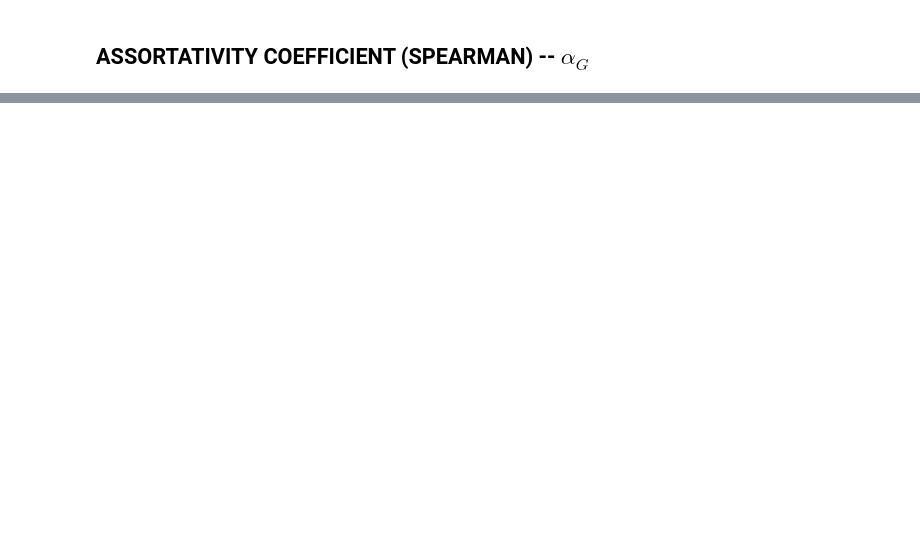
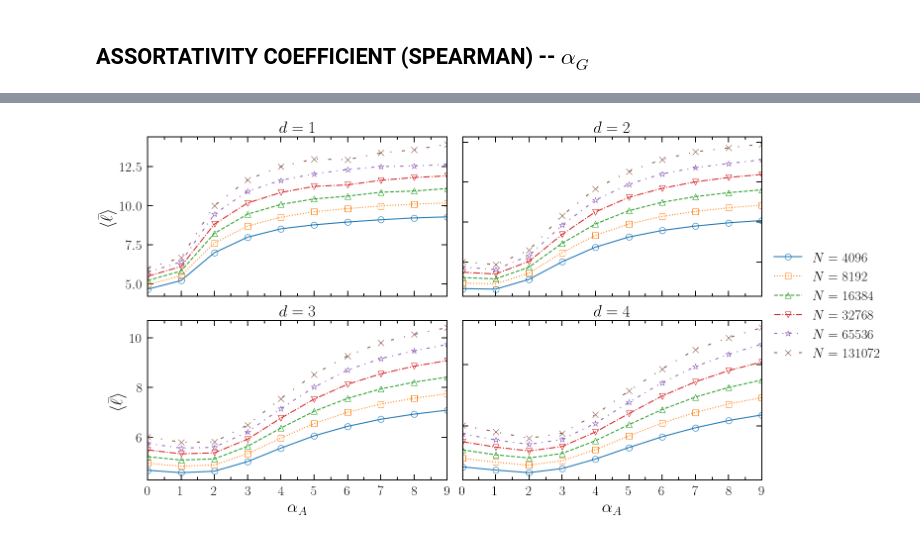
Before and after one commit to JuniorAlencar/SpatialPreferential, a Jupyter notebook: scripts/jupyter/properties.ipynb, the cells around one changed output, grey strips where cells are left out. Saved outputs shown, nothing was run; the diff lists cells and outputs as text; code cells hidden in the pictures; blank space fills up the shorter version.

```diff
--- a/scripts/jupyter/properties.ipynb
+++ b/scripts/jupyter/properties.ipynb
@@ -376,0 +428,89 @@ plt.show()
+# %%
+fig, axes = plt.subplots(2,2, figsize=(16,9))
+plt.subplots_adjust(wspace=0.05, hspace=0.15)  # ↓ espaço horizontal/vertical
+fs_labels = 25
+fs_ticks = 20
+
+N = [2**i for i in range(12, 18)]
+dim = [1,2,3,4]
+m0 = 2
+alpha_ag_f = 2.0
+
+labels = [f"$N = {n}$" for n in N]
+
+markers = [
+    "o",   # círculo
+    "s",   # quadrado
+    "^",   # triângulo para cima
+    "v",   # triângulo para baixo
+    "*",   # estrela
+    "x",   # cruz
+    "D"    # losango
+    ]
+
+colors = ['#1f77b4',
+          '#ff7f0e',
+          '#2ca02c',
+          '#d62728',
+          '#9467bd',
+          '#8c564b',
+          '#e377c2'
+          ]
+
+ls = [  'solid',
+        'dotted',
+        'dashed',
+        'dashdot',
+        (0,(3,5,1,5)),
+        (0, (3,10,1,10)),
+        (5,(10,3))
+        ]
+
+
+lab = ["$(a)$", "$(b)$", "$(c)$", "$(d)$"]
+
+ms = 9
+thickness_axes = 1.4
+mew = 1.8
+
+# Ticks de x em todos os gráficos
+for idx, ax in enumerate(axes.ravel()):
+    df_filter = df[(df["m0"]==m0) & (df["alpha_g"]==alpha_ag_f)].sort_values("alpha_a")
+    for idx_n,n in enumerate(N):
+        df_N = df_filter[(df_filter["N"]==n) & (df_filter["dim"]==dim[idx])]
+        ax.plot(df_N["alpha_a"], df_N["Short_BFS_mean"], marker=markers[idx_n],ls=ls[idx_n], color=colors[idx_n])
+
+    ax.set_xlim(0, 9)
+    ax.xaxis.set_major_locator(MultipleLocator(1))
+    ax.xaxis.set_minor_locator(MultipleLocator(0.5))
+    ax.set_title(f"$d = {dim[idx]}$")
+    ax.tick_params(axis='both', which='major',
+                length=8, width=thickness_axes, direction='in', labelsize=fs_ticks)
+
+    # Minor ticks: geralmente menores/mais finos
+    ax.tick_params(axis='both', which='minor',
+                   length=4, width=thickness_axes, direction='in')
+
+# (mantém as “marquinhas” dos ticks em todas as colunas)
+for ax in axes.ravel():
+    ax.tick_params(axis='y', which='both', left=True)   # mostra ticks (marquinhas)
+
+for ax in axes[:, 0]:                                   # 1ª coluna
+    ax.set_ylabel(r"$\langle \bar{\ell} \rangle$", fontsize=fs_labels)
+    ax.tick_params(axis='y', which='both', labelleft=True)   # mostra números
+
+for ax in axes[:, 1]:                                   # 2ª coluna
+    ax.tick_params(axis='y', which='both', labelleft=False)  # esconde números
+
+# ---- X: mostrar números só na linha de baixo ----
+for ax in axes[0, :]:                                   # linha de cima
+    ax.tick_params(axis='x', which='both', labelbottom=False)
+
+for ax in axes[1, :]:                                   # linha de baixo
+    ax.set_xlabel(r"$\alpha_A$", fontsize=fs_labels)
+    ax.tick_params(axis='x', which='both', labelbottom=True)
+
+fig.legend(labels=labels, loc='center left', bbox_to_anchor=(0.9, 0.5), fontsize=20)
+plt.show()
+# %% [output]
+[figure, added]
```
Also changed, not shown: parts of 11 cells of this notebook.
